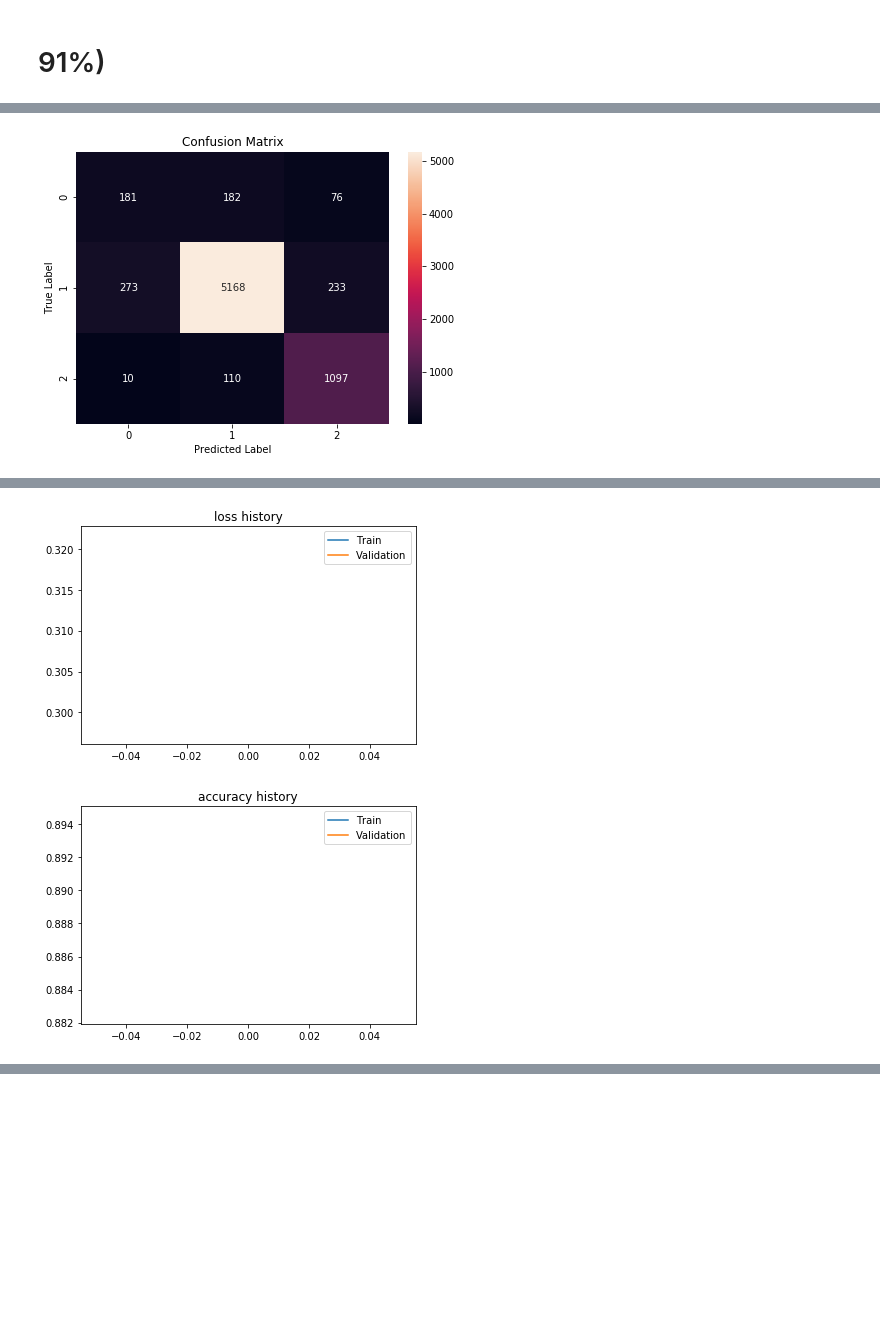
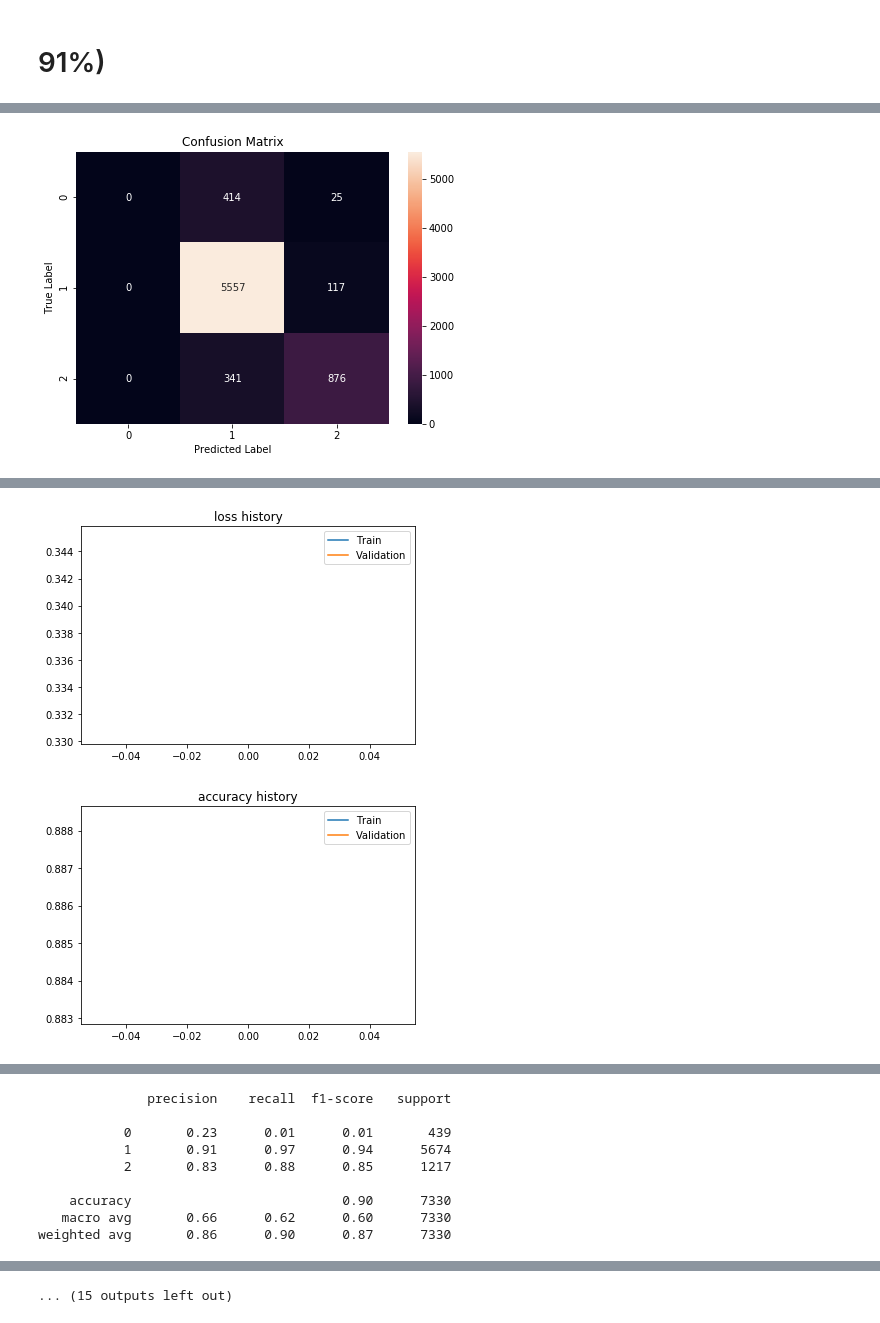
Before and after one commit to mohsenfayyaz/nn-course-ut, a Jupyter notebook: MP2_RNN/MP2-Q3.ipynb, the cells around one changed output, grey strips where cells are left out. Drawn from its saved outputs; the diff is of its cells as text; code cells hidden in the pictures; blank space fills up the shorter version.

```diff
--- a/MP2_RNN/MP2-Q3.ipynb
+++ b/MP2_RNN/MP2-Q3.ipynb
@@ -105,10 +105,10 @@ class Head(torch.nn.Module):
     def __init__(self, input_size=768, num_classes=3):
         super().__init__()
         self.lstm = torch.nn.LSTM(input_size=input_size,
-                                  hidden_size=384, num_layers=2,
-                                  bidirectional=True, batch_first=True).to(device)
+                                  hidden_size=768, num_layers=2,
+                                  bidirectional=True, batch_first=True, dropout=0.3).to(device)
         net_list = [
-            torch.nn.Linear(768, 512),
+            torch.nn.Linear(1536, 512),
             torch.nn.Tanh(),
             torch.nn.LayerNorm(512),
             torch.nn.Dropout(0.1),
@@ -437,7 +437,7 @@ plm.to(device)
 tokenized_datasets
 
 trainer = Trainer(plm, tokenized_datasets)
-trainer.train(epochs=10)
+trainer.train(epochs=50)
 # %% [output]
 Some weights of the model checkpoint at GroNLP/hateBERT were not used when initializing BertForSequenceClassification: ['cls.predictions.transform.LayerNorm.weight', 'cls.predictions.bias', 'cls.predi ...
 - This IS expected if you are initializing BertForSequenceClassification from the checkpoint of a model trained on another task or with another architecture (e.g. initializing a BertForSequenceClassif ...
@@ -467 +467 @@ weighted avg       0.89      0.88      0.88      7330
-[figure, old version]
+[figure, new version]
@@ -469,3 +469,3 @@ weighted avg       0.89      0.88      0.88      7330
-[figure, old version]
+[figure, new version]
-[figure, old version]
+[figure, new version]
 TEST RESULTS:
@@ -473,0 +474,9 @@ Test Accuracy: 0.879399727148704
+              precision    recall  f1-score   support
+
+           0       0.23      0.01      0.01       439
+           1       0.91      0.97      0.94      5674
+           2       0.83      0.88      0.85      1217
+
+    accuracy                           0.90      7330
+   macro avg       0.66      0.62      0.60      7330
+weighted avg       0.86      0.90      0.87      7330
@@ -473,0 +486 @@ Test Accuracy: 0.879399727148704
+... (15 outputs left out)
```
Also changed, not shown: parts of 1 cell of this notebook, 2 other files.
